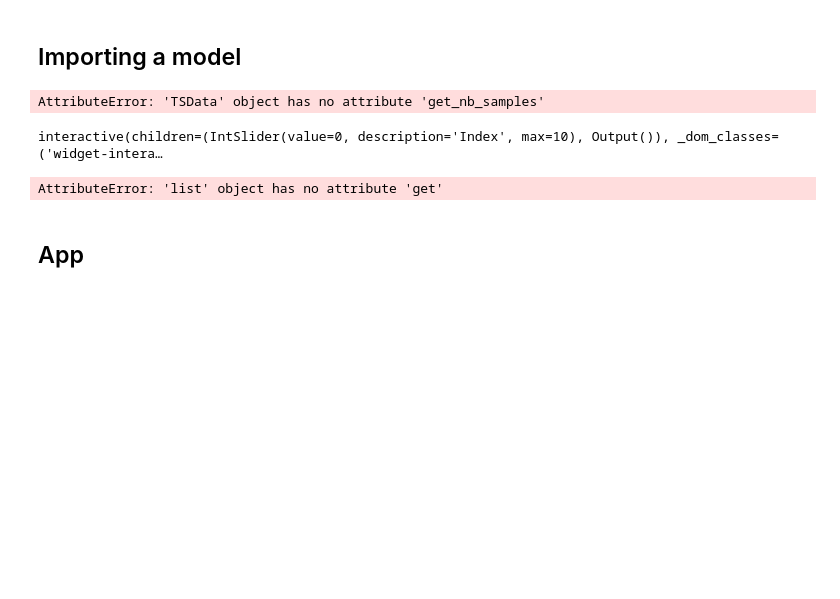
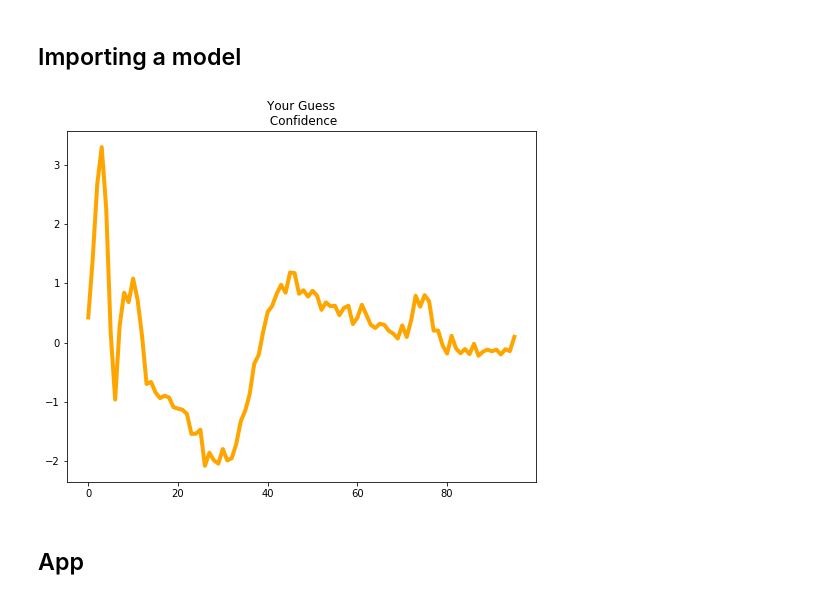
Before and after one commit to ai-fast-track/timeseries, a Jupyter notebook: nbs/inference_voila.ipynb, the cells around one changed output. Cells and saved outputs as stored; diff of their text form; code cells hidden in the pictures; blank space fills up the shorter version.

```diff
--- a/nbs/inference_voila.ipynb
+++ b/nbs/inference_voila.ipynb
@@ -77,11 +88,4 @@ data = TSData.from_arff([fname])
-# %%
-n_samples = data.get_nb_samples()
-n_samples
-# %% [output]
-AttributeError: 'TSData' object has no attribute 'get_nb_samples'
 # %%
-# @out.capture()
 def display_sample(idx):
-    ts, title = items_test[idx]
-    show_timeseries(ts, figsize=(8,6))
-#     return items_test
+    ts, title = data[idx]
+    show_timeseries(ts, title='Your Guess\n Confidence', figsize=(8.4,6.45), linewidth=4, color='orange', leg=False)
@@ -91,16 +92,14 @@ items_test = data.sample(10)
+# %%
+display_sample(0)
+# %% [output]
+[figure, added]
 # %%
-ts_curve = widgets.interactive(display_sample, idx=IntSlider(value=0,min=0,max=10,step=1, description='Index'))
+idx_slider =IntSlider(value=0,min=0,max=n_samples-1,step=1, description='Index')
+ts_curve = widgets.interactive(display_sample, idx=idx_slider)
 
 # Set the height of the control.children[-1] so that the output does not jump and flicker
 output = ts_curve.children[-1]
 # output.layout.height = '500px'
 # output.layout.width = '1000px'
 
-ts_curve
+# ts_curve
-# %% [output]
-interactive(children=(IntSlider(value=0, description='Index', max=10), Output()), _dom_classes=('widget-intera…
-# %%
-ts_comp = widgets.interactive(display_sample, items_test)
-ts_comp
-# %% [output]
-AttributeError: 'list' object has no attribute 'get'
```
Also changed, not shown: parts of 30 cells of this notebook.
